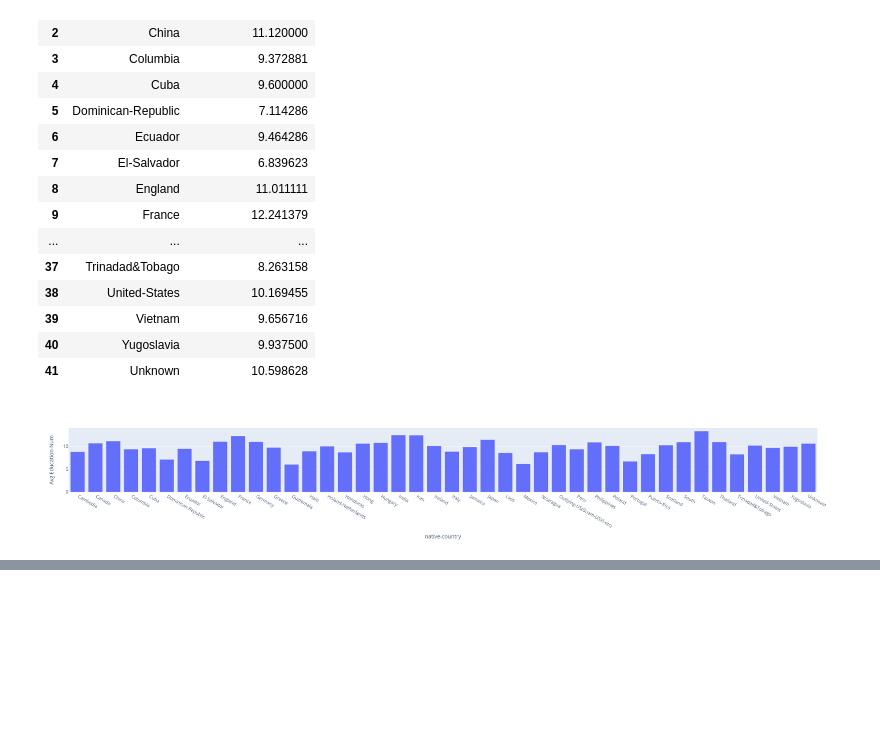
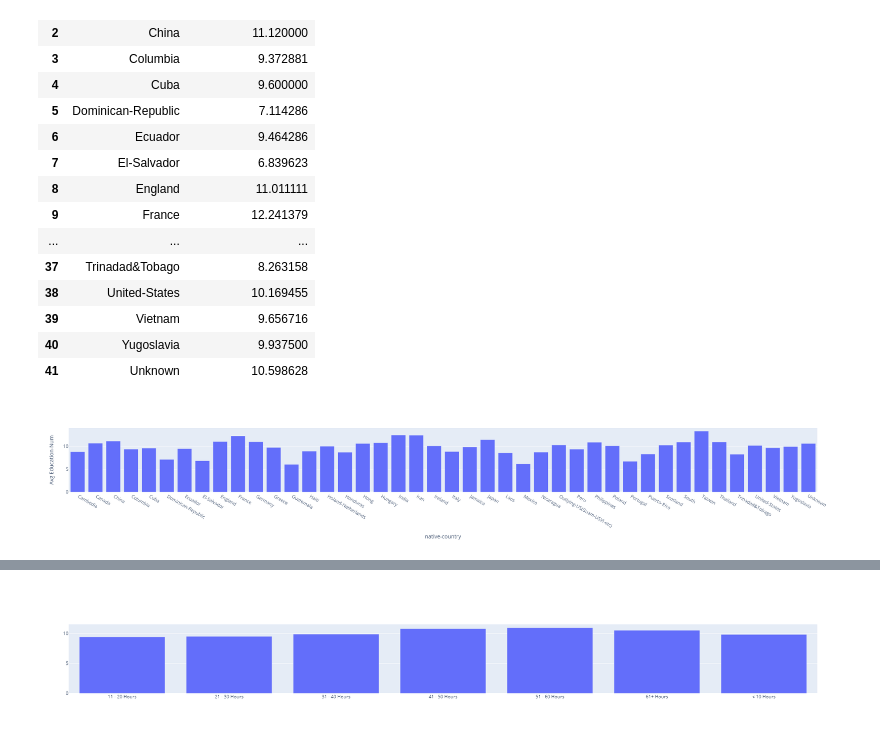
Before and after one commit to adam-tanner-24/08-EDA-3-Week-Project, a Jupyter notebook: EDA.ipynb, the cells around one changed output, grey strips where cells are left out. Cells and saved outputs as stored; diff of their text form; code cells hidden in the pictures; blank space fills up the shorter version.

```diff
--- a/EDA.ipynb
+++ b/EDA.ipynb
@@ -327,3 +327,29 @@ fig = px.bar(data_chart1, x="native-country",y='Avg Education-Num')
 fig.show()
 # %% [output]
 [figure]
+# %%
+path = 'https://archive.ics.uci.edu/ml/machine-learning-databases/adult/adult.data'
+df = pd.read_csv(path,
+                 names = ["age", "workclass","fnlwgt", "education", "education-num", "marital-status", "occupation", "relationship", "race", "sex", "capital-gain", "capital-loss", "hours-per-week", "native-country"],
+                 index_col=False,
+                 na_values=[" ?"])
+# %%
+#Creating apply function to bucketize hours-per-week series
+def hour_per_week_bucket(hour):
+    if hour < 10:
+        return '< 10 Hours'
+    if hour > 10 and hour <= 20:
+        return '11 - 20 Hours'
+    if hour >20 and hour <=30:
+        return '21 - 30 Hours'
+    if hour >30 and hour <=40:
+        return '31 - 40 Hours'
+    if hour > 40 and hour <=50:
+        return '41 - 50 Hours'
+    if hour > 50 and hour <=60:
+        return '51 - 60 Hours'
+    if hour > 60:
+        return '61+ Hours'
+# %%
+#Applying the defined function and returning first 5 rows
+df['hours-per-week-bucket']=df['hours-per-week'].apply(hour_per_week_bucket)
@@ -329,0 +375,8 @@ fig.show()
+# %%
+data_chart = df.groupby('hours-per-week-bucket')['education-num'].mean().reset_index(name='Avg Education-Num')
+# %%
+data = go.Bar(x=data_chart['hours-per-week-bucket'],
+              y=data_chart['Avg Education-Num'])
+go.Figure([data])
+# %% [output]
+[figure, added]
```
Also changed, not shown: parts of 1 cell of this notebook, 1 other file.
